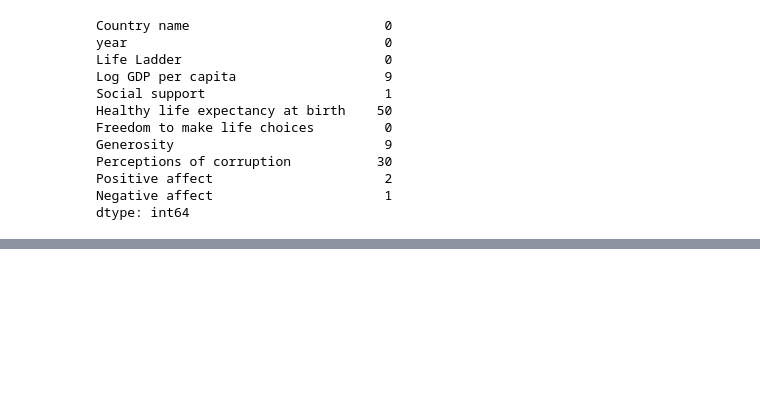
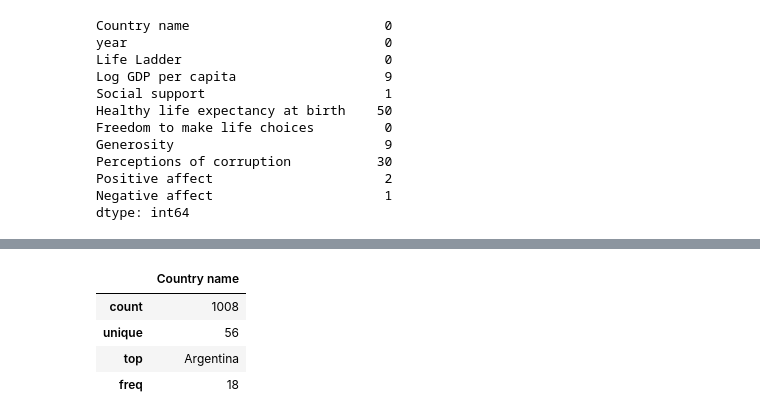
Before and after one commit to SBangarh/Happiness-Analysis, a Jupyter notebook: notebook.ipynb, the cells around one changed output, grey strips where cells are left out. Cells and saved outputs as stored; diff of their text form; code cells hidden in the pictures; blank space fills up the shorter version.

```diff
--- a/notebook.ipynb
+++ b/notebook.ipynb
@@ -397,0 +459,9 @@ Way less nulls and these can probably be removed
+# %%
+#describe countries
+select_countries.describe(include='O')
+# %% [output]
+|  | Country name |
+| count | 1008 |
+| unique | 56 |
+| top | Argentina |
+| freq | 18 |
```
Also changed, not shown: parts of 17 cells of this notebook.
